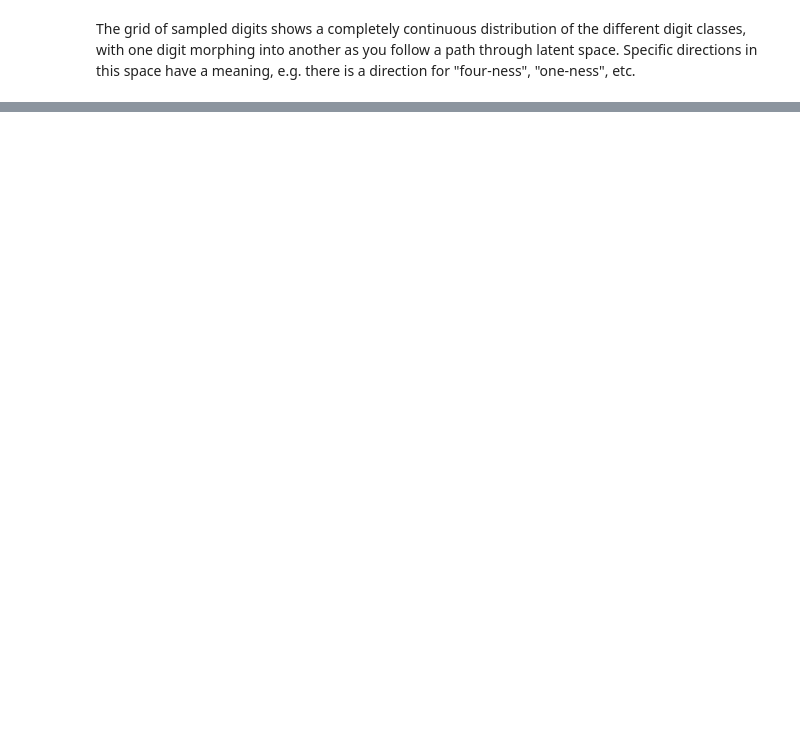
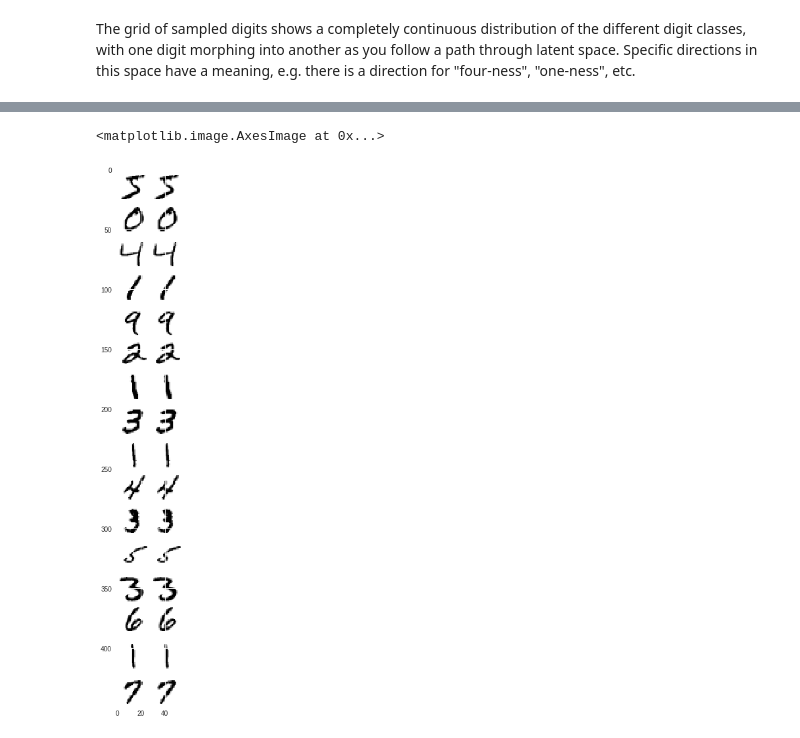
Before and after one commit to gusriobr/keras, a Jupyter notebook: Variational_autoencoders.ipynb, the cells around one changed output, grey strips where cells are left out. Cells and saved outputs as stored; diff of their text form; code cells hidden in the pictures; blank space fills up the shorter version.

```diff
--- a/Variational_autoencoders.ipynb
+++ b/Variational_autoencoders.ipynb
@@ -300,0 +351,20 @@ as you follow a path through latent space. Specific directions in this space hav
+# %%
+K.clear_session()
+
+input_img = keras.Input(shape=img_shape)
+
+# just two conv2D layers
+x = layers.Conv2D(32, 3,
+                  padding='same', activation='relu')(input_img)
+x = layers.Conv2D(64, 3,
+                  padding='same', activation='relu',
+                  strides=(2, 2))(x)
+shape_before_flattening = K.int_shape(x)
+
+x = layers.Flatten()(x)
+x = layers.Dense(32, activation='relu')(x)
+
+z_mean = layers.Dense(latent_dim,name="z_mean" )(x)
+z_log_var = layers.Dense(latent_dim, name="z_log_var")(x)
+
+z = layers.Lambda(sampling, name="z")([z_mean, z_log_var])
@@ -300,0 +418,13 @@ as you follow a path through latent space. Specific directions in this space hav
+# %%
+y = CustomVariationalLayer()([input_img, z_decoded])
+
+vae = Model(input_img, y)
+vae.compile(optimizer='rmsprop', loss=None)
+vae.summary()
+
+vae.fit(x=x_train, y=None,
+        shuffle=True,
+        epochs=10,
+        batch_size=batch_size,
+        validation_data=(x_test, None),
+        callbacks=[history, checkpoint, TQDMNotebookCallback(leave_inner=True , leave_outer=True)])
@@ -300,0 +465,7 @@ as you follow a path through latent space. Specific directions in this space hav
+# %%
+im_numbers = evaluate_vae(vae)
+plt.figure(figsize=(15, 15))
+plt.imshow(im_numbers)
+# %% [output]
+<matplotlib.image.AxesImage at 0x...>
+[figure, added]
```
Also changed, not shown: parts of 10 cells of this notebook.
